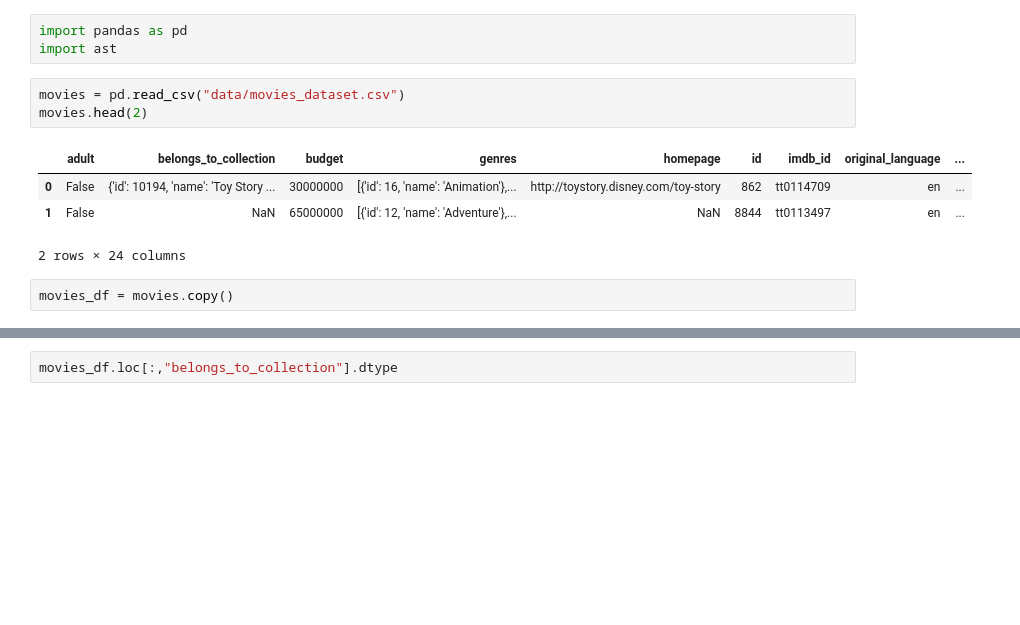
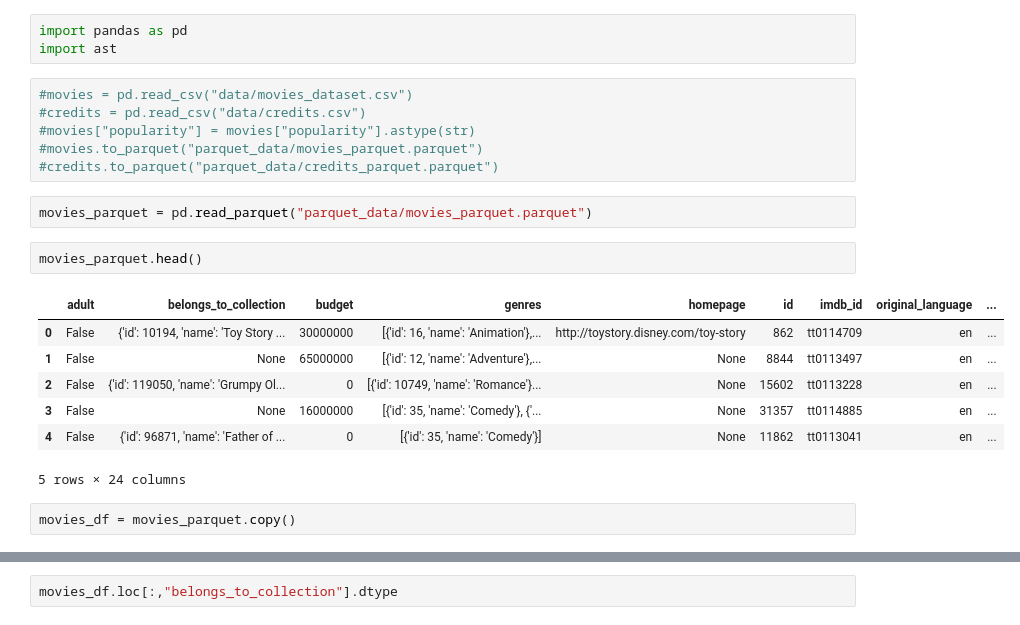
Before and after one commit to someonefrom93/PI_JUL, a Jupyter notebook: etl.ipynb, the cells around one changed output, grey strips where cells are left out. Saved outputs shown, nothing was run; the diff lists cells and outputs as text; blank space fills up the shorter version.

Commit message:
parquet // notebook update

```diff
--- a/etl.ipynb
+++ b/etl.ipynb
@@ -3,16 +3,26 @@
 # %%
 import pandas as pd
 import ast
-# %%
-movies = pd.read_csv("data/movies_dataset.csv")
-movies.head(2)
-# %% [output]
-|  | adult | belongs_to_collection | budget | genres | homepage | id | imdb_id | original_language | ... |
-| 0 | False | {'id': 10194, 'name': 'Toy Story ... | 30000000 | [{'id': 16, 'name': 'Animation'},... | http://toystory.disney.com/toy-story | 862 | tt0114709 | en | ... |
-| 1 | False | NaN | 65000000 | [{'id': 12, 'name': 'Adventure'},... | NaN | 8844 | tt0113497 | en | ... |
-2 rows × 24 columns
+# %%
+#movies = pd.read_csv("data/movies_dataset.csv")
+#credits = pd.read_csv("data/credits.csv")
+#movies["popularity"] = movies["popularity"].astype(str)
+#movies.to_parquet("parquet_data/movies_parquet.parquet")
+#credits.to_parquet("parquet_data/credits_parquet.parquet")
+# %%
+movies_parquet = pd.read_parquet("parquet_data/movies_parquet.parquet")
+# %%
+movies_parquet.head()
+# %% [output]
+|  | adult | belongs_to_collection | budget | genres | homepage | id | imdb_id | original_language | ... |
+| 0 | False | {'id': 10194, 'name': 'Toy Story ... | 30000000 | [{'id': 16, 'name': 'Animation'},... | http://toystory.disney.com/toy-story | 862 | tt0114709 | en | ... |
+| 1 | False | None | 65000000 | [{'id': 12, 'name': 'Adventure'},... | None | 8844 | tt0113497 | en | ... |
+| 2 | False | {'id': 119050, 'name': 'Grumpy Ol... | 0 | [{'id': 10749, 'name': 'Romance'}... | None | 15602 | tt0113228 | en | ... |
+| 3 | False | None | 16000000 | [{'id': 35, 'name': 'Comedy'}, {'... | None | 31357 | tt0114885 | en | ... |
+| 4 | False | {'id': 96871, 'name': 'Father of ... | 0 | [{'id': 35, 'name': 'Comedy'}] | None | 11862 | tt0113041 | en | ... |
+5 rows × 24 columns
 # %%
-movies_df = movies.copy()
+movies_df = movies_parquet.copy()
 # %%
 movies_df.isnull().sum()
 # %% [output]
```
Also changed, not shown: parts of 1 cell of this notebook.
